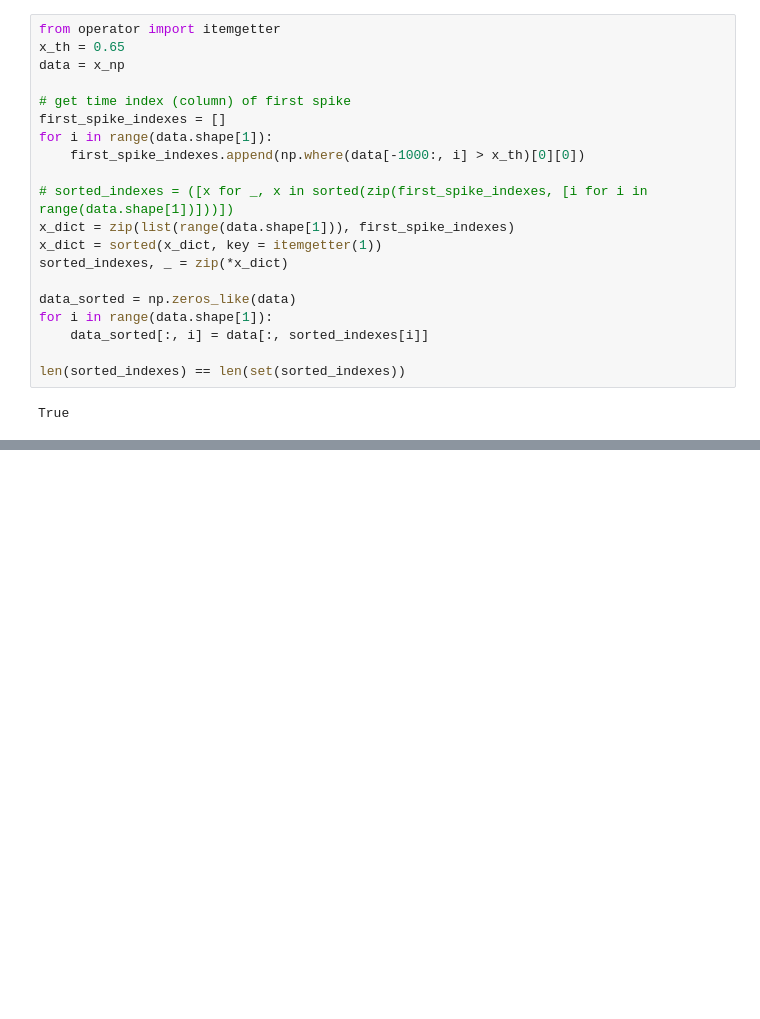
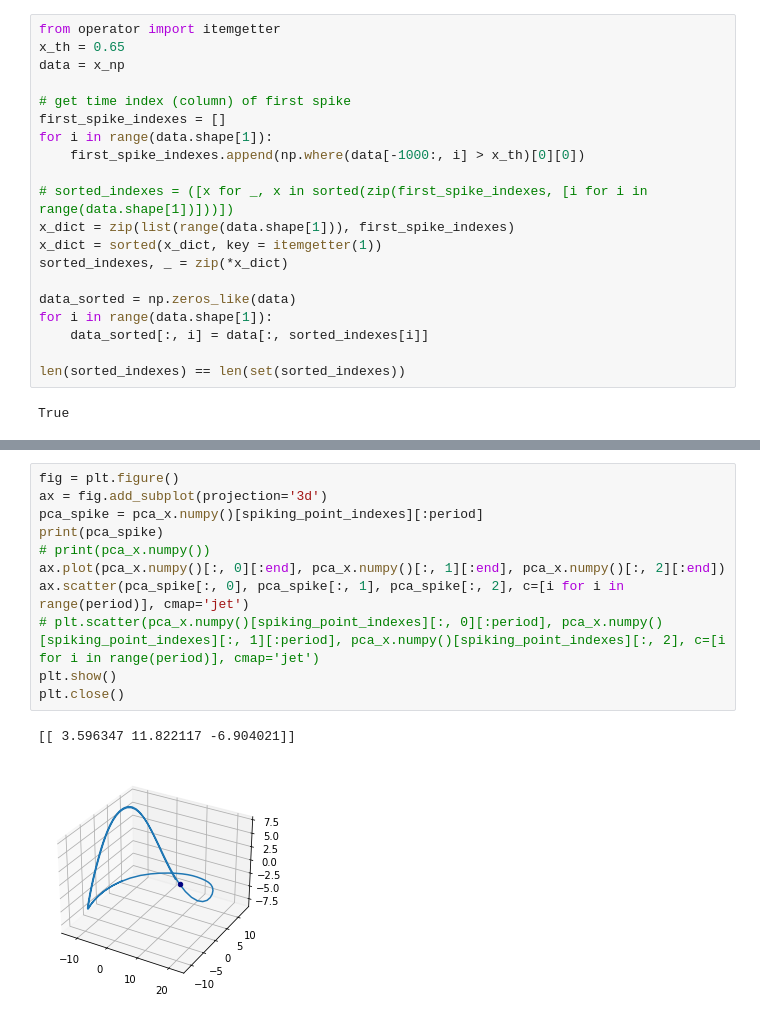
Before and after one commit to aw02m/Spiking_neural_networks, a Jupyter notebook: notebooks/first_run_target_spiking.ipynb, the cells around one changed output, grey strips where cells are left out. Saved outputs shown, nothing was run; the diff lists cells and outputs as text; blank space fills up the shorter version.

```diff
--- a/notebooks/first_run_target_spiking.ipynb
+++ b/notebooks/first_run_target_spiking.ipynb
@@ -189,0 +214,14 @@ plt.close()
+# %%
+fig = plt.figure()
+ax = fig.add_subplot(projection='3d')
+pca_spike = pca_x.numpy()[spiking_point_indexes][:period]
+print(pca_spike)
+# print(pca_x.numpy())
+ax.plot(pca_x.numpy()[:, 0][:end], pca_x.numpy()[:, 1][:end], pca_x.numpy()[:, 2][:end])
+ax.scatter(pca_spike[:, 0], pca_spike[:, 1], pca_spike[:, 2], c=[i for i in range(period)], cmap='jet')
+# plt.scatter(pca_x.numpy()[spiking_point_indexes][:, 0][:period], pca_x.numpy()[spiking_point_indexes][:, 1][:period], pca_x.numpy()[spiking_point_indexes][:, 2], c=[i for i in range(period)], cmap='jet')
+plt.show()
+plt.close()
+# %% [output]
+[[ 3.596347 11.822117 -6.904021]]
+[figure, added]
```
Also changed, not shown: parts of 11 cells of this notebook.
